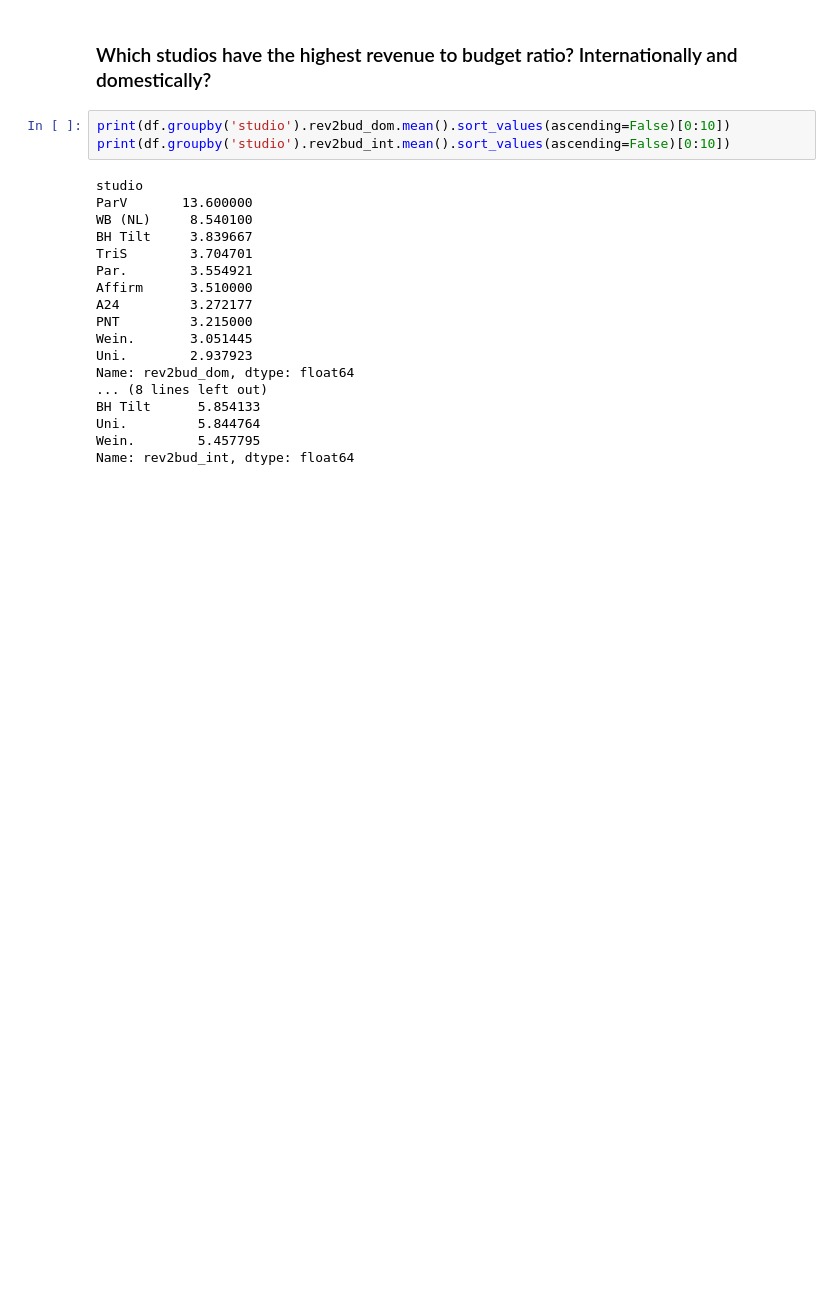
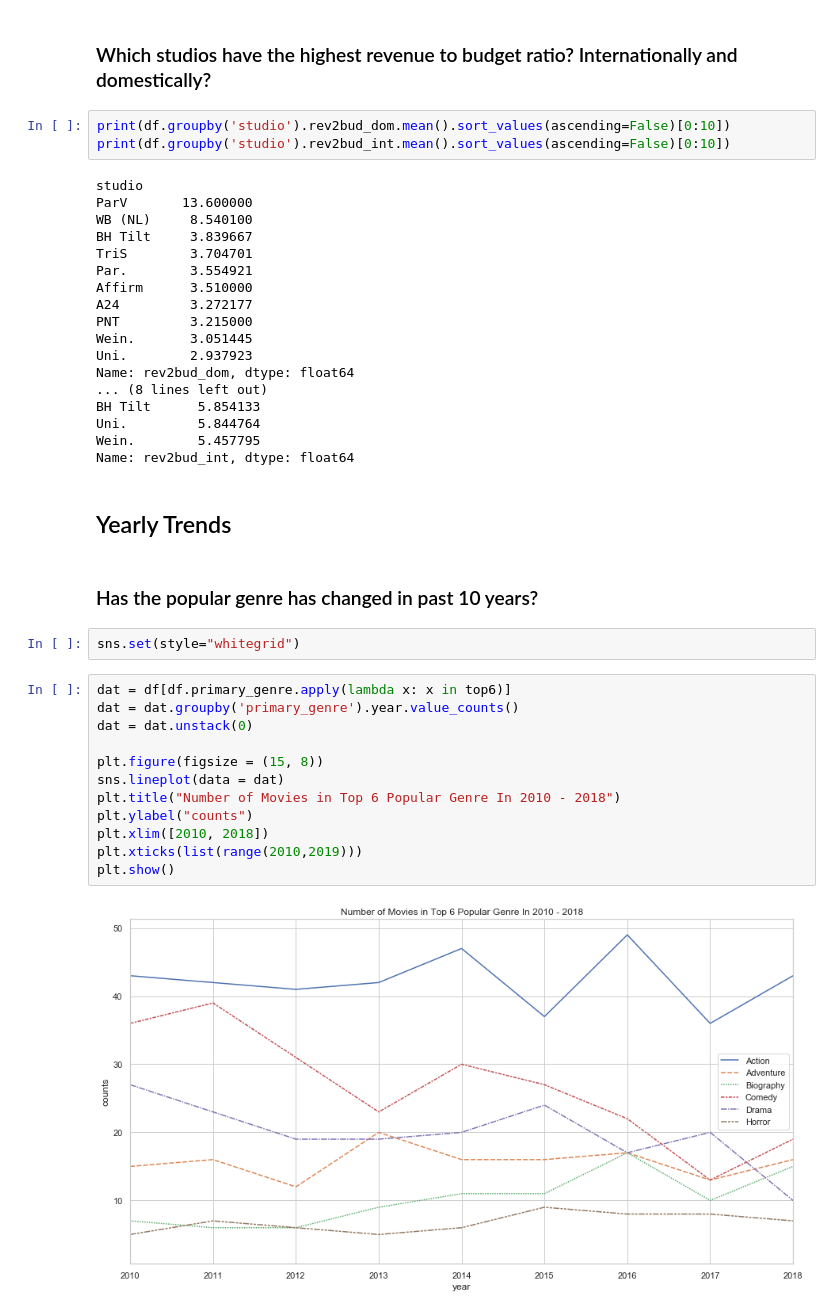
Before and after one commit to stereopickle/DS_movie_EDA, a Jupyter notebook: 010.Data_Analysis_Overview.ipynb, the cells around one changed output. Saved outputs shown, nothing was run; the diff lists cells and outputs as text; blank space fills up the shorter version.

```diff
--- a/010.Data_Analysis_Overview.ipynb
+++ b/010.Data_Analysis_Overview.ipynb
@@ -275,3 +350,23 @@ BH Tilt      5.854133
 Uni.         5.844764
 Wein.        5.457795
 Name: rev2bud_int, dtype: float64
+# %% [markdown]
+## Yearly Trends
+# %% [markdown]
+### Has the popular genre has changed in past 10 years?
+# %%
+sns.set(style="whitegrid")
+# %%
+dat = df[df.primary_genre.apply(lambda x: x in top6)]
+dat = dat.groupby('primary_genre').year.value_counts()
+dat = dat.unstack(0)
+
+plt.figure(figsize = (15, 8))
+sns.lineplot(data = dat)
+plt.title("Number of Movies in Top 6 Popular Genre In 2010 - 2018")
+plt.ylabel("counts")
+plt.xlim([2010, 2018])
+plt.xticks(list(range(2010,2019)))
+plt.show()
+# %% [output]
+[figure, added]
```
Also changed, not shown: parts of 16 cells of this notebook.
